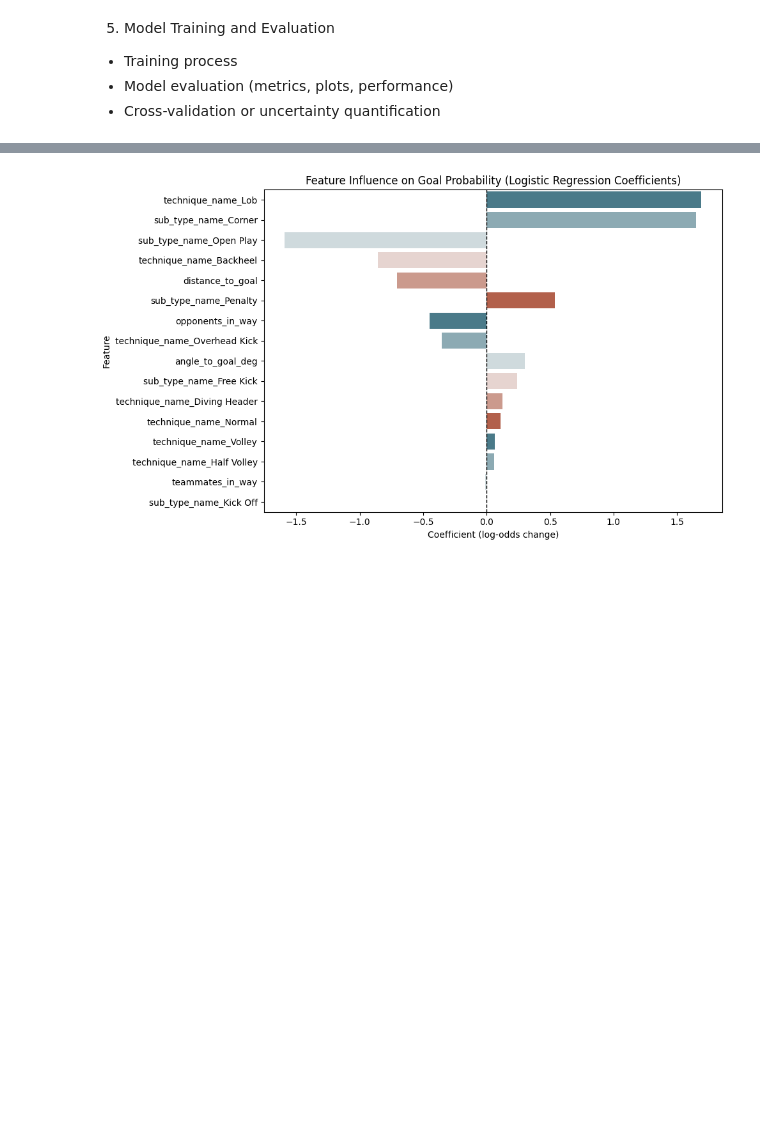
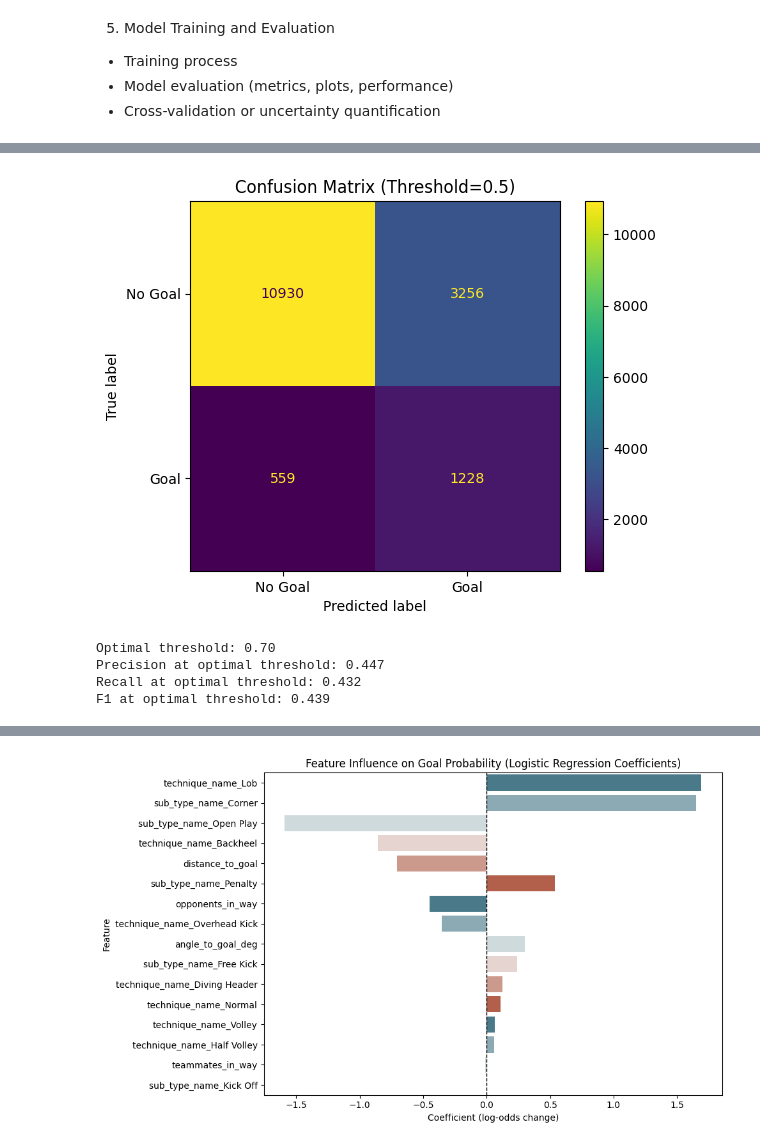
Before and after one commit to arne2204/Probabilistic-Machine-Learning_lecture-PROJECTS, a Jupyter notebook: projects/08-1SHXXXX_football_analytics/notebooks/05_model_training_and_evaluation.ipynb, the cells around one changed output, grey strips where cells are left out. Cells and saved outputs as stored; diff of their text form; code cells hidden in the pictures; blank space fills up the shorter version.

```diff
--- a/projects/08-1SHXXXX_football_analytics/notebooks/05_model_training_and_evaluation.ipynb
+++ b/projects/08-1SHXXXX_football_analytics/notebooks/05_model_training_and_evaluation.ipynb
@@ -594,0 +312,34 @@ print(coef_df)
+# %%
+from sklearn.metrics import confusion_matrix, ConfusionMatrixDisplay
+
+cm = confusion_matrix(y_test, y_pred)
+ConfusionMatrixDisplay(cm, display_labels=["No Goal", "Goal"]).plot(values_format='d')
+plt.title("Confusion Matrix (Threshold=0.5)")
+plt.show()
+# %% [output]
+[figure, added]
+# %%
+import numpy as np
+from sklearn.metrics import precision_score, recall_score, f1_score
+
+thresholds = np.arange(0.0, 1.01, 0.05)
+precisions, recalls, f1s = [], [], []
+
+for threshold in thresholds:
+    y_pred_thresh = (y_pred_proba >= threshold).astype(int)
+    precisions.append(precision_score(y_test, y_pred_thresh, zero_division=0))
+    recalls.append(recall_score(y_test, y_pred_thresh, zero_division=0))
+    f1s.append(f1_score(y_test, y_pred_thresh, zero_division=0))
+
+optimal_idx = np.argmax(f1s)
+optimal_threshold = thresholds[optimal_idx]
+
+print(f"Optimal threshold: {optimal_threshold:.2f}")
+print(f"Precision at optimal threshold: {precisions[optimal_idx]:.3f}")
+print(f"Recall at optimal threshold: {recalls[optimal_idx]:.3f}")
+print(f"F1 at optimal threshold: {f1s[optimal_idx]:.3f}")
+# %% [output]
+Optimal threshold: 0.70
+Precision at optimal threshold: 0.447
+Recall at optimal threshold: 0.432
+F1 at optimal threshold: 0.439
```
Also changed, not shown: parts of 67 cells of this notebook.
